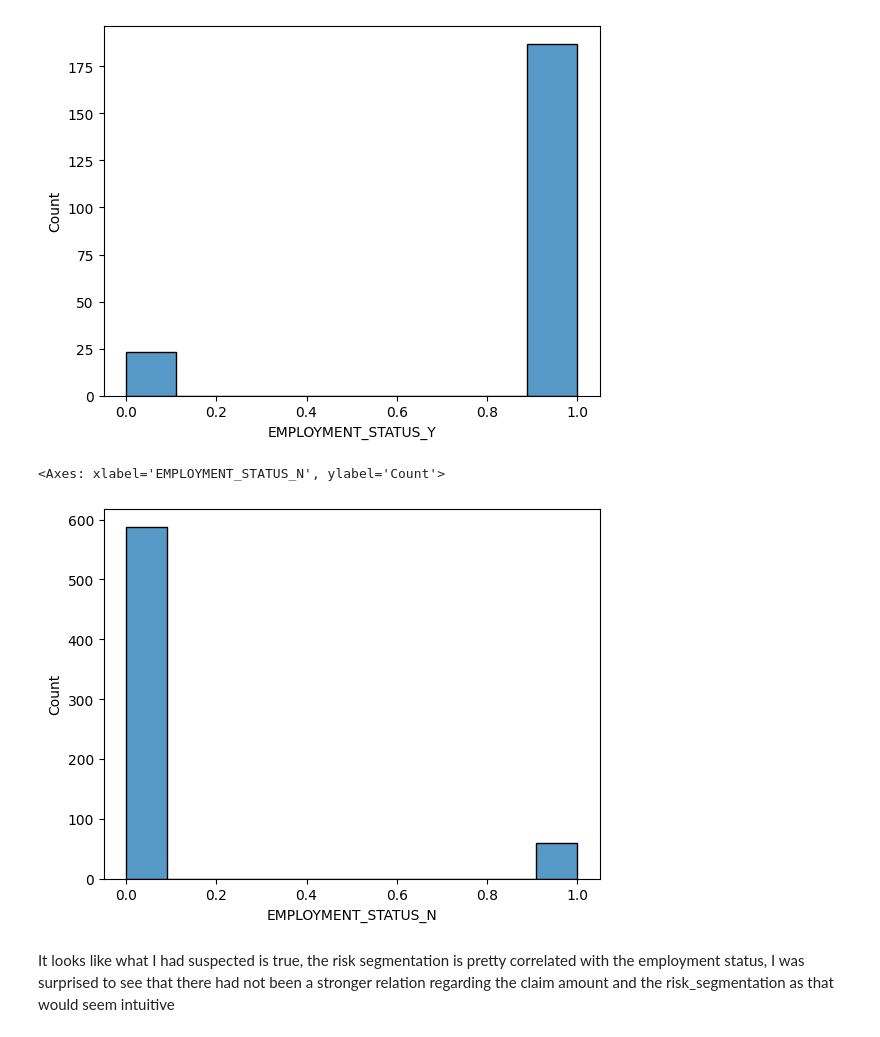
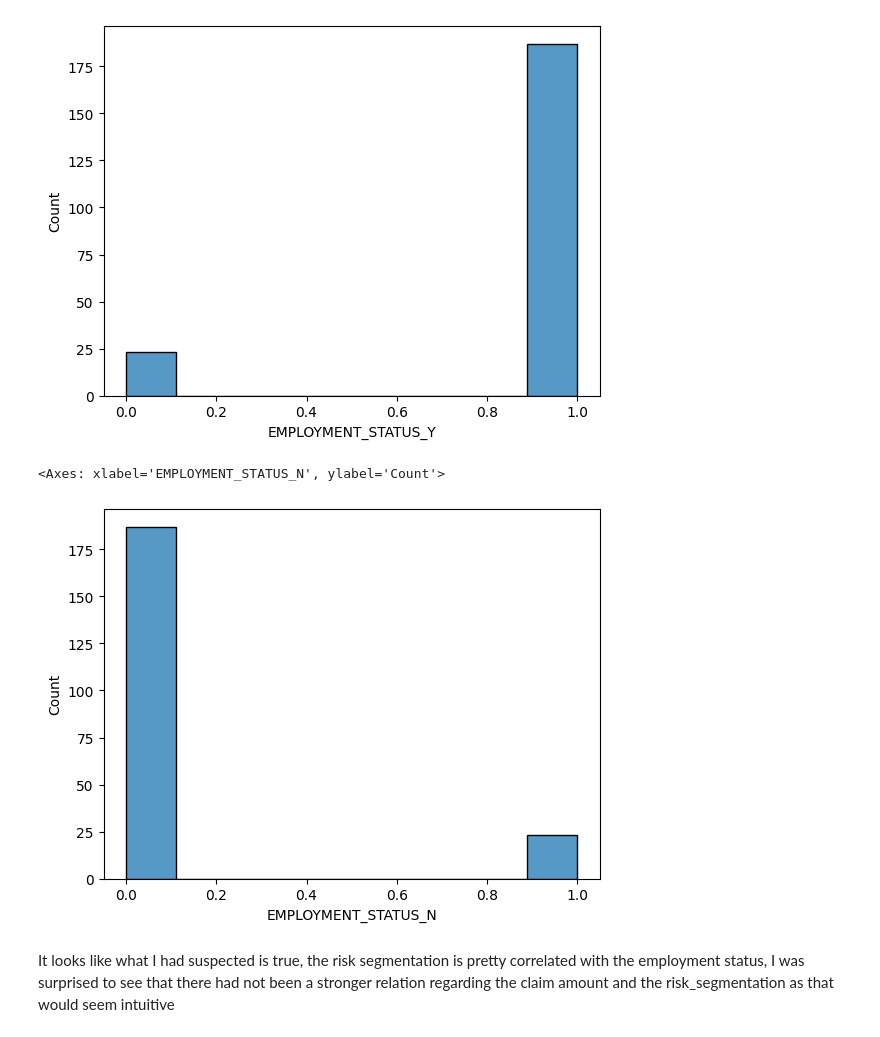
Before and after one commit to joe-bene/AiForLeaders, a Jupyter notebook: Week6.ipynb, the cells around one changed output. Drawn from its saved outputs; the diff is of its cells as text; code cells hidden in the pictures.

```diff
--- a/Week6.ipynb
+++ b/Week6.ipynb
@@ -312,10 +342,10 @@ sns.histplot(general_fraud_data_auto_numeric[general_fraud_data_auto_numeric["RI
 <Axes: xlabel='EMPLOYMENT_STATUS_Y', ylabel='Count'>
 [figure]
 # %%
-sns.histplot(general_fraud_data_auto_numeric[general_fraud_data_auto_numeric["RISK_SEGMENTATION_M"]==True]["EMPLOYMENT_STATUS_N"])
+sns.histplot(general_fraud_data_auto_numeric[general_fraud_data_auto_numeric["RISK_SEGMENTATION_H"]==True]["EMPLOYMENT_STATUS_N"])
 # %% [output]
 <Axes: xlabel='EMPLOYMENT_STATUS_N', ylabel='Count'>
-[figure, old version]
+[figure, new version]
 # %% [markdown]
 It looks like what I had suspected is true, the risk segmentation is pretty correlated with the employment status, I was surprised to see that there had not been a stronger relation regarding the  claim amount and the risk_segmentation as that would seem intuitive
 # %% [markdown]
```
Also changed, not shown: parts of 6 cells of this notebook, 1 other file.
